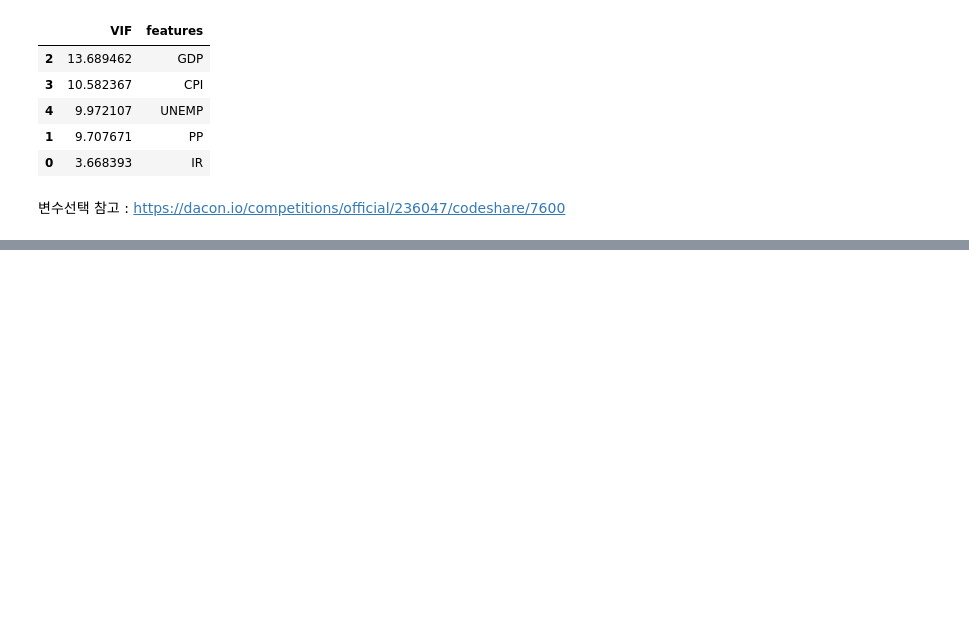
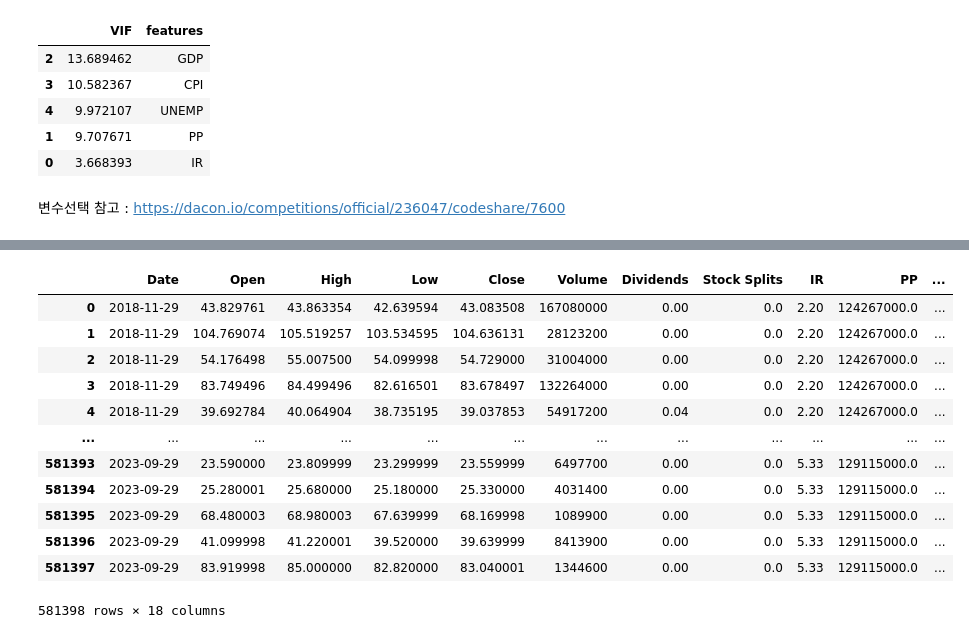
Before and after one commit to JeukYun/Stock_Forecasting, a Jupyter notebook: 2_데이터 처리.ipynb, the cells around one changed output, grey strips where cells are left out. Drawn from its saved outputs; the diff is of its cells as text; code cells hidden in the pictures; blank space fills up the shorter version.

```diff
--- a/2_데이터 처리.ipynb
+++ b/2_데이터 처리.ipynb
@@ -326,0 +335,6 @@ vif
+# %%
+EPU = pd.read_csv('data/EPUindex.csv')
+CLF = pd.read_csv('data/CivilianLavorForce.csv')
+DI = pd.read_csv('data/DollarIndex.csv')
+OP = pd.read_csv('data/OilPrices.csv')
+USTS = pd.read_csv('data/US10TreasurySecurities.csv')
@@ -326,0 +383,16 @@ vif
+# %%
+# DI['DTWEXBGS'].astype('float') -> '.'만 포함된 문자 있음
+# OP['DCOILBRENTEU'].astype('float') -> '.'만 포함된 문자 있음
+# USTS['DGS10'].astype('float') -> '.'만 포함된 문자 있음
+
+DI['DTWEXBGS'] = DI['DTWEXBGS'].replace('.',None)
+OP['DCOILBRENTEU'] = OP['DCOILBRENTEU'].replace('.',None)
+USTS['DGS10'] = USTS['DGS10'].replace('.',None)
+# %%
+DI.fillna(method='ffill', inplace = True)
+OP.fillna(method='ffill', inplace = True)
+USTS.fillna(method='ffill', inplace = True)
+
+DI['DTWEXBGS'] = DI['DTWEXBGS'].astype('float')
+OP['DCOILBRENTEU'] = OP['DCOILBRENTEU'].astype('float')
+USTS['DGS10'] = USTS['DGS10'].astype('float')
@@ -326,0 +415,26 @@ vif
+# %%
+# CLF(노동인구수)의 경우 월간 데이터이므로 따로 merge
+merge_list = [EPU, DI, OP, USTS]
+merge_data = data.copy()
+
+for i in merge_list:
+    merge_data = pd.merge(merge_data, i, how = 'left', left_on = 'Date', right_on = 'DATE')
+# %%
+merge_data = merge_data[['Date', 'Open', 'High', 'Low', 'Close', 'Volume', 'Dividends',
+                        'Stock Splits', 'IR', 'PP', 'GDP', 'CPI', 'UNEMP', 'Company',
+                        'USEPUINDXD', 'DTWEXBGS', 'DCOILBRENTEU', 'DGS10']]
+merge_data
+# %% [output]
+|  | Date | Open | High | Low | Close | Volume | Dividends | Stock Splits | IR | PP | ... |
+| 0 | 2018-11-29 | 43.829761 | 43.863354 | 42.639594 | 43.083508 | 167080000 | 0.00 | 0.0 | 2.20 | 124267000.0 | ... |
+| 1 | 2018-11-29 | 104.769074 | 105.519257 | 103.534595 | 104.636131 | 28123200 | 0.00 | 0.0 | 2.20 | 124267000.0 | ... |
+| 2 | 2018-11-29 | 54.176498 | 55.007500 | 54.099998 | 54.729000 | 31004000 | 0.00 | 0.0 | 2.20 | 124267000.0 | ... |
+| 3 | 2018-11-29 | 83.749496 | 84.499496 | 82.616501 | 83.678497 | 132264000 | 0.00 | 0.0 | 2.20 | 124267000.0 | ... |
+| 4 | 2018-11-29 | 39.692784 | 40.064904 | 38.735195 | 39.037853 | 54917200 | 0.04 | 0.0 | 2.20 | 124267000.0 | ... |
+| ... | ... | ... | ... | ... | ... | ... | ... | ... | ... | ... | ... |
+| 581393 | 2023-09-29 | 23.590000 | 23.809999 | 23.299999 | 23.559999 | 6497700 | 0.00 | 0.0 | 5.33 | 129115000.0 | ... |
+| 581394 | 2023-09-29 | 25.280001 | 25.680000 | 25.180000 | 25.330000 | 4031400 | 0.00 | 0.0 | 5.33 | 129115000.0 | ... |
+| 581395 | 2023-09-29 | 68.480003 | 68.980003 | 67.639999 | 68.169998 | 1089900 | 0.00 | 0.0 | 5.33 | 129115000.0 | ... |
+| 581396 | 2023-09-29 | 41.099998 | 41.220001 | 39.520000 | 39.639999 | 8413900 | 0.00 | 0.0 | 5.33 | 129115000.0 | ... |
+| 581397 | 2023-09-29 | 83.919998 | 85.000000 | 82.820000 | 83.040001 | 1344600 | 0.00 | 0.0 | 5.33 | 129115000.0 | ... |
+581398 rows × 18 columns
```
Also changed, not shown: parts of 29 cells of this notebook, 1 other file.
